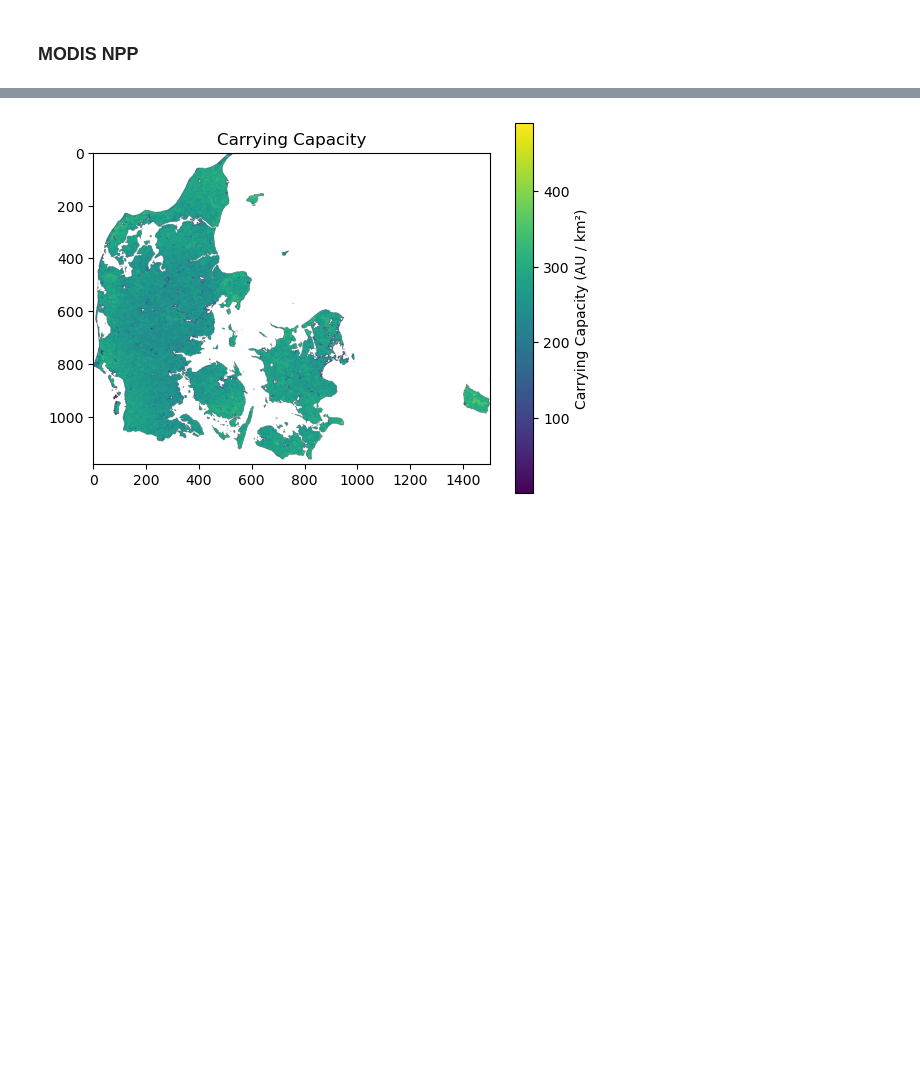
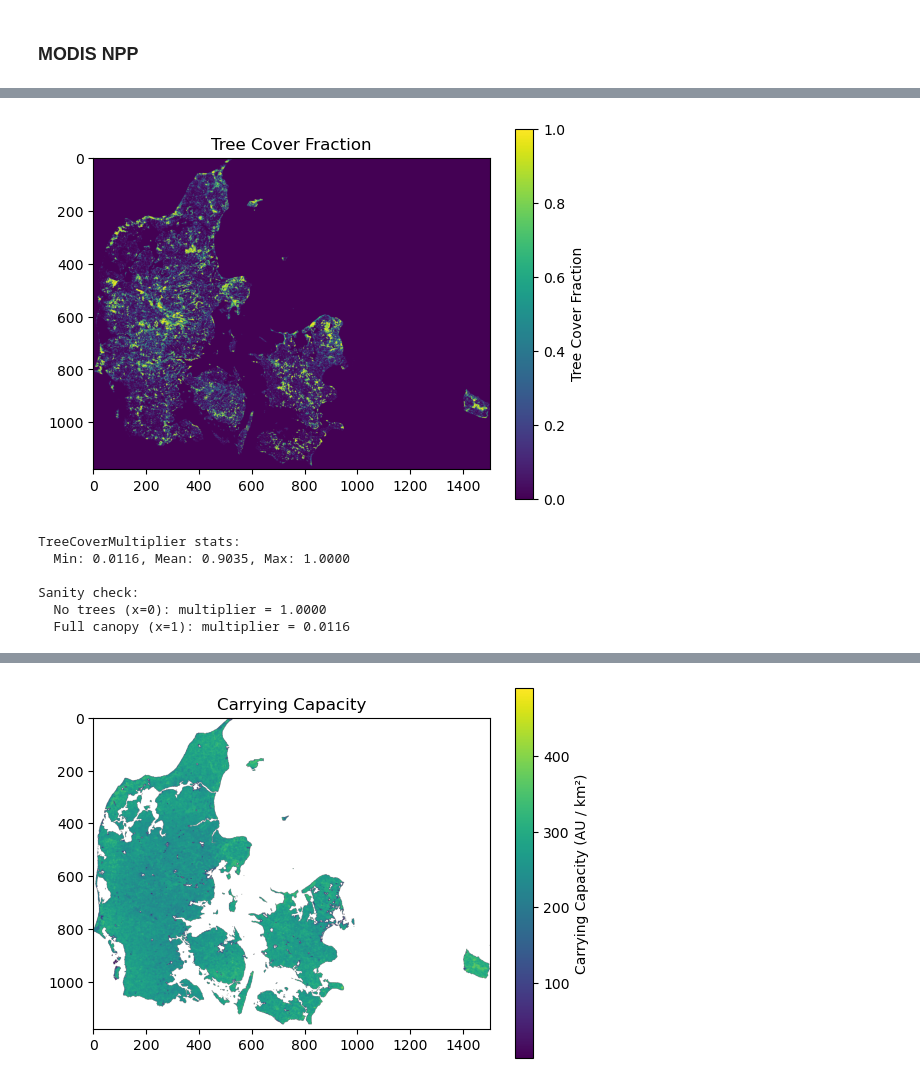
Before and after one commit to Assimila/LEON-P5, a Jupyter notebook: 1_prep_land_use.ipynb, the cells around one changed output, grey strips where cells are left out. Drawn from its saved outputs; the diff is of its cells as text; code cells hidden in the pictures; blank space fills up the shorter version.

Commit message:
feat: treecover adjust AGB + fix: clip incl touch boundary

```diff
--- a/1_prep_land_use.ipynb
+++ b/1_prep_land_use.ipynb
@@ -1076,0 +1085,39 @@ NPP bounds: BoundingBox(left=4199572.723837917, bottom=3496424.156196756, right=
+# %%
+# READ AND PROCESS TREE COVER DATA
+
+with rasterio.open(lc_path) as src:
+    lc_data = src.read(1)
+    lc_profile = src.profile
+    print("\nLand Cover CRS:", src.crs)
+    print("Land Cover resolution:", src.res)
+    print("Land Cover shape:", lc_data.shape)
+
+# Create binary tree cover mask (1 = tree cover, 0 = no tree cover)
+tree_cover_mask = np.isin(lc_data, Tree_cover_classes).astype('float32')
+
+print(f"\nTree cover pixels: {tree_cover_mask.sum()} ({100*tree_cover_mask.mean():.2f}%)")
+
+# Reproject tree cover to match NPP resolution if needed
+if lc_profile['crs'] != npp_crs or lc_profile['transform'] != npp_transform:
+    print("\nReprojecting tree cover to match NPP grid...")
+    tree_cover_reprojected = np.zeros_like(npp, dtype='float32')
+
+    reproject(
+        source=tree_cover_mask,
+        destination=tree_cover_reprojected,
+        src_transform=lc_profile['transform'],
+        src_crs=lc_profile['crs'],
+        dst_transform=npp_transform,
+        dst_crs=npp_crs,
+        resampling=Resampling.average  # Average preserves the fraction of tree cover
+    )
+
+    tree_cover_fraction = tree_cover_reprojected
+else:
+    tree_cover_fraction = tree_cover_mask
+
+# Ensure values are in [0, 1] range
+tree_cover_fraction = np.clip(tree_cover_fraction, 0, 1)
+
+print(f"Tree cover fraction stats:")
+print(f"  Min: {tree_cover_fraction.min():.4f}, Mean: {tree_cover_fraction.mean():.4f}, Max: {tree_cover_fraction.max():.4f}")
@@ -1076,0 +1134,29 @@ NPP bounds: BoundingBox(left=4199572.723837917, bottom=3496424.156196756, right=
+# %%
+import matplotlib.pyplot as plt
+
+plt.imshow(tree_cover_fraction, cmap='viridis'); plt.colorbar(label='Tree Cover Fraction'); plt.title('Tree Cover Fraction'); plt.show()
+# %% [output]
+[figure, added]
+# %%
+# STEP 2 — CALCULATE TreeCoverMultiplier
+# Formula: TreeCoverMultiplier = 1 / e^(4.45521 × x)
+# where x = fraction of pixel covered by tree canopy
+
+x = tree_cover_fraction
+TreeCoverMultiplier = 1.0 / np.exp(4.45521 * x)
+
+print(f"\nTreeCoverMultiplier stats:")
+print(f"  Min: {TreeCoverMultiplier.min():.4f}, Mean: {TreeCoverMultiplier.mean():.4f}, Max: {TreeCoverMultiplier.max():.4f}")
+
+# When x=0 (no trees): TreeCoverMultiplier = 1.0 (100% available)
+# When x=1 (full canopy): TreeCoverMultiplier ≈ 0.012 (1.2% available)
+print(f"\nSanity check:")
+print(f"  No trees (x=0): multiplier = {1.0 / np.exp(4.45521 * 0):.4f}")
+print(f"  Full canopy (x=1): multiplier = {1.0 / np.exp(4.45521 * 1):.4f}")
+# %% [output]
+TreeCoverMultiplier stats:
+  Min: 0.0116, Mean: 0.9035, Max: 1.0000
+
+Sanity check:
+  No trees (x=0): multiplier = 1.0000
+  Full canopy (x=1): multiplier = 0.0116
```
Also changed, not shown: parts of 13 cells of this notebook, 1 other file.
